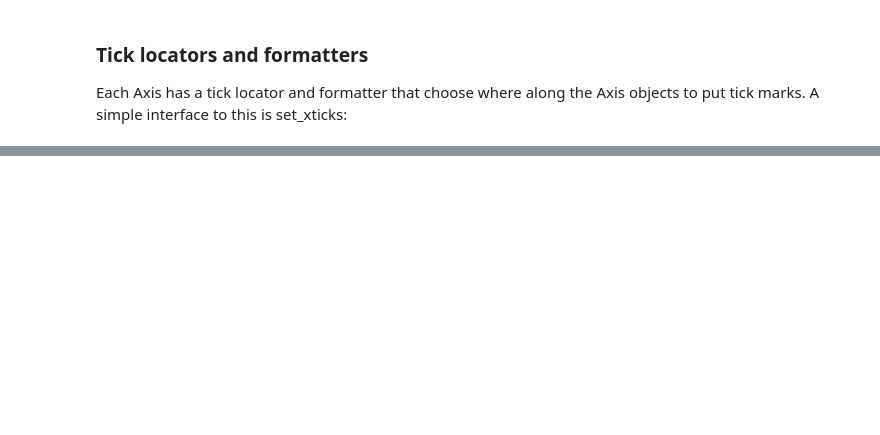
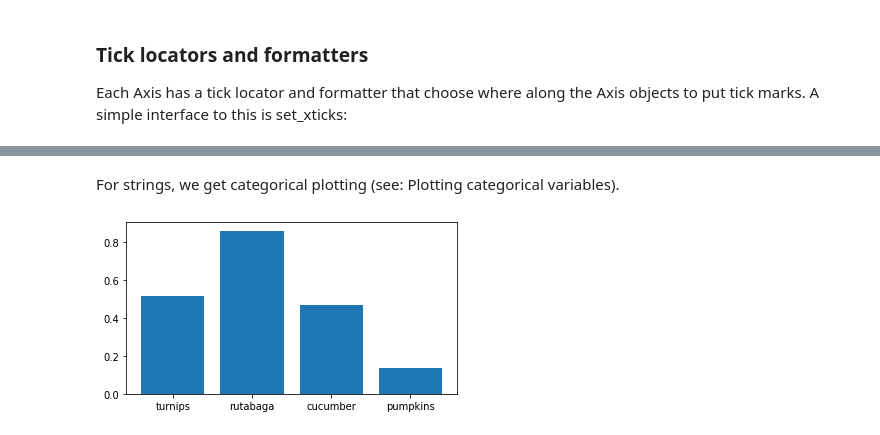
Before and after one commit to nyp-sit/agods, a Jupyter notebook: day3/matplotlib_intro.ipynb, the cells around one changed output, grey strips where cells are left out. Saved outputs shown, nothing was run; the diff lists cells and outputs as text; code cells hidden in the pictures; blank space fills up the shorter version.

```diff
--- a/day3/matplotlib_intro.ipynb
+++ b/day3/matplotlib_intro.ipynb
@@ -192,0 +238,9 @@ ax.legend();
+# %% [markdown]
+For strings, we get categorical plotting (see: Plotting categorical variables).
+# %%
+fig, ax = plt.subplots(figsize=(5, 2.7), layout='constrained')
+categories = ['turnips', 'rutabaga', 'cucumber', 'pumpkins']
+
+ax.bar(categories, np.random.rand(len(categories)));
+# %% [output]
+[figure, added]
```
Also changed, not shown: parts of 32 cells of this notebook, 43 other files.
